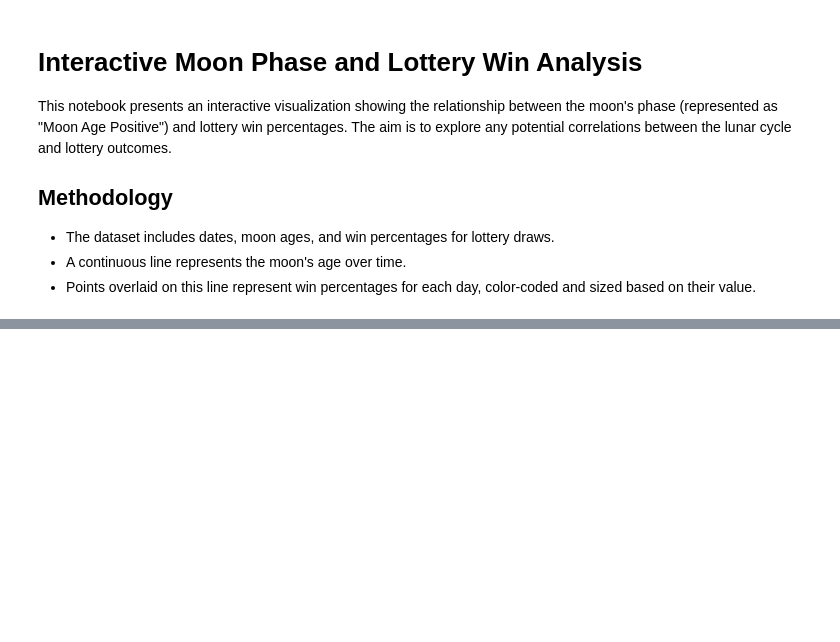
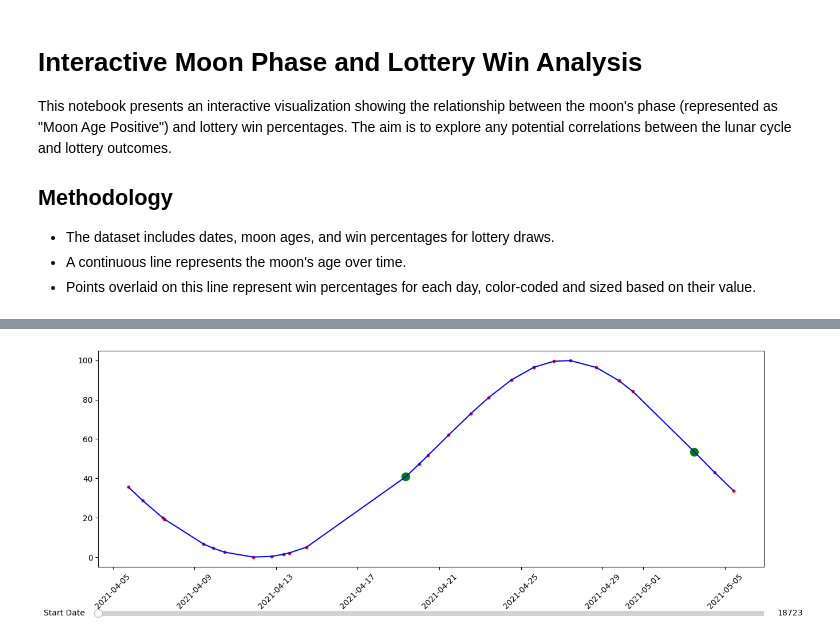
Before and after one commit to ziehro/DataSciencePortfolio-Chris-Ziehr, a Jupyter notebook: LotteryResultsAnalysis/Interactive_Moon_Phase_Analysis.ipynb, the cells around one changed output, grey strips where cells are left out. Cells and saved outputs as stored; diff of their text form; code cells hidden in the pictures; blank space fills up the shorter version.

```diff
--- a/LotteryResultsAnalysis/Interactive_Moon_Phase_Analysis.ipynb
+++ b/LotteryResultsAnalysis/Interactive_Moon_Phase_Analysis.ipynb
@@ -79,0 +20,71 @@ plt.show()
+# %%
+import pandas as pd
+import numpy as np
+import matplotlib.pyplot as plt
+from matplotlib.widgets import Slider
+import matplotlib.dates as mdates
+
+# Load data
+df = pd.read_csv('raw.csv')  # Replace with your actual data path
+df['Date'] = pd.to_datetime(df['Date'], errors='coerce').dropna()  # Ensure datetime format and drop NaT
+
+# Calculate Win Percentage
+df['Win Percentage'] = ((df['Money Out'] / df['Money In']) * 100) - 100
+
+# Ensure there are no NaT or NaN in 'Date' after conversion
+df = df.dropna(subset=['Date'])
+
+# Set up the figure and axis
+fig, ax = plt.subplots(figsize=(15, 6))
+plt.subplots_adjust(bottom=0.25)
+
+# Initial plot setup
+initial_window = 30  # Days
+start_date = df['Date'].min()
+end_date = start_date + pd.Timedelta(days=initial_window)
+
+# Plot function for initial and updates
+def plot_data(start_date, end_date):
+    mask = (df['Date'] >= start_date) & (df['Date'] <= end_date)
+    filtered_df = df.loc[mask]
+    ax.clear()  # Clear existing lines
+
+    # Ensure data is sorted by date for consistent plotting
+    filtered_df = filtered_df.sort_values('Date')
+
+    # Plot Moon Age Positive line
+    ax.plot(filtered_df['Date'], filtered_df['Moon Age Positive'], 'b-', label='Moon Age Positive')
+
+    # Plot win percentage as color-coded and size-coded markers
+    for _, row in filtered_df.iterrows():
+        win_percentage = row['Win Percentage']
+        color = 'green' if win_percentage > 0 else 'red'
+        size = np.clip(win_percentage, 10, 100)  # Adjust size scale as needed, ensure minimum size for visibility
+        ax.scatter(row['Date'], row['Moon Age Positive'], color=color, s=size)
+
+    # Update axis and format
+    ax.xaxis.set_major_formatter(mdates.DateFormatter('%Y-%m-%d'))
+    plt.xticks(rotation=45)
+    fig.canvas.draw_idle()  # Redraw the plot
+
+# Initial plot
+plot_data(start_date, end_date)
+
+# Function to update the plot based on the slider value
+def update(val):
+    new_start_date_num = slider.val
+    new_start_date = mdates.num2date(new_start_date_num)  # Convert from Matplotlib format to Python datetime
+    new_start_date = pd.to_datetime(new_start_date).tz_localize(None)  # Convert to pandas timestamp and remove timezone
+    new_end_date = new_start_date + pd.Timedelta(days=initial_window)
+    plot_data(new_start_date, new_end_date)
+
+# Set up the slider
+axcolor = 'lightgoldenrodyellow'
+axpos = plt.axes([0.125, 0.1, 0.775, 0.03], facecolor=axcolor)
+slider = Slider(ax=axpos, label='Start Date', valmin=mdates.date2num(df['Date'].min()), valmax=mdates.date2num(df['Date'].max() - pd.Timedelta(days=initial_window)), valinit=mdates.date2num(start_date))
+slider.on_changed(update)
+
+# Show plot
+plt.show()
+# %% [output]
+[figure, added]
```
Also changed, not shown: parts of 7 cells of this notebook.
